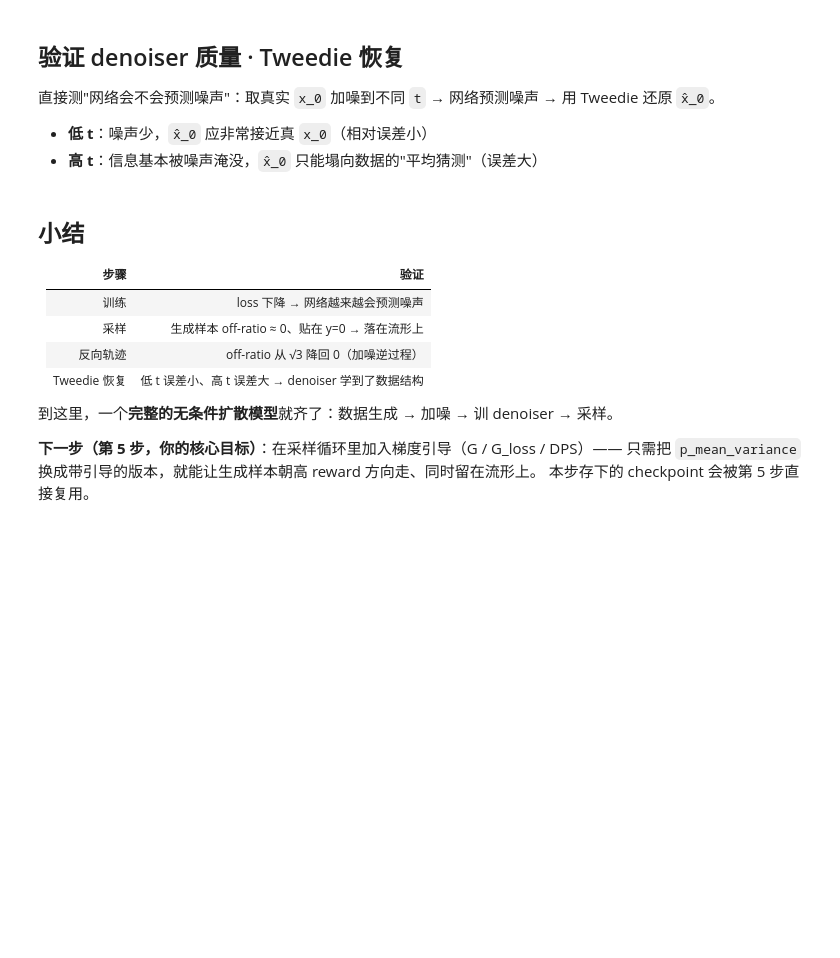
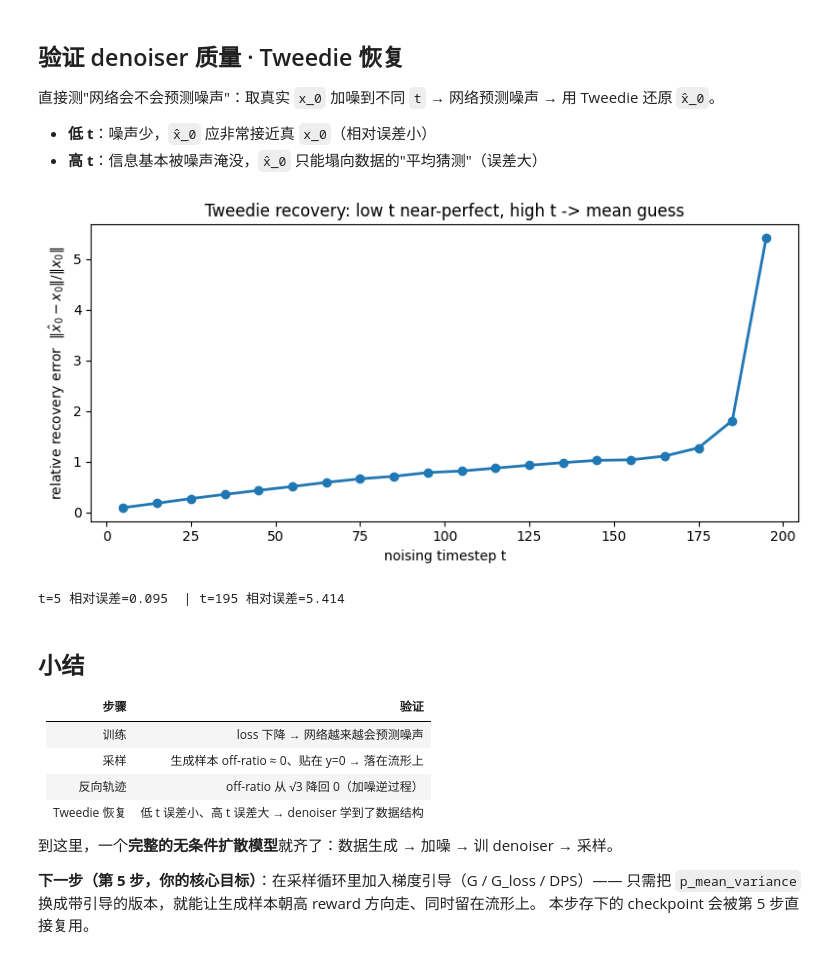
Before and after one commit to Sautoy/GGDMOptim, a Jupyter notebook: simulations/notebooks/train_and_sample_test.ipynb, the cells around one changed output. Drawn from its saved outputs; the diff is of its cells as text; code cells hidden in the pictures; blank space fills up the shorter version.

```diff
--- a/simulations/notebooks/train_and_sample_test.ipynb
+++ b/simulations/notebooks/train_and_sample_test.ipynb
@@ -205,25 +228,28 @@ plt.tight_layout(); plt.show()
 # %%
 diff.eval()
 x0 = torch.from_numpy(g.generate_x(1000)).float().to(device)
 ts = list(range(5, 200, 10))
 rel_err = []
 with torch.no_grad():
     for t in ts:
         tt = torch.full((x0.shape[0],), t, device=device, dtype=torch.long)
         eps = torch.randn_like(x0)
         xt = (extract(diff.sqrt_alphas_cumprod, tt, x0.shape) * x0
               + extract(diff.sqrt_one_minus_alphas_cumprod, tt, x0.shape) * eps)
         pred = diff.model(xt, tt, None)
         x0_hat = (extract(diff.sqrt_recip_alphas_cumprod, tt, xt.shape) * xt
                   - extract(diff.sqrt_recipm1_alphas_cumprod, tt, xt.shape) * pred)
         rel_err.append(((x0_hat - x0).norm(dim=1) / x0.norm(dim=1)).mean().item())
 
 plt.figure(figsize=(8, 4))
 plt.plot(ts, rel_err, marker="o", lw=2)
-plt.xlabel("加噪时间步 t"); plt.ylabel(r"相对恢复误差 $\|\hat x_0 - x_0\|/\|x_0\|$")
-plt.title("Tweedie 恢复：低 t 几乎完美，高 t 只能给平均猜测")
+plt.xlabel("noising timestep t"); plt.ylabel(r"relative recovery error  $\|\hat x_0 - x_0\|/\|x_0\|$")
+plt.title("Tweedie recovery: low t near-perfect, high t -> mean guess")
 plt.tight_layout(); plt.show()
 print("t=5 相对误差=%.3f  | t=195 相对误差=%.3f" % (rel_err[0], rel_err[-1]))
+# %% [output]
+[figure, added]
+t=5 相对误差=0.095  | t=195 相对误差=5.414
 # %% [markdown]
 ## 小结
 
```
Also changed, not shown: parts of 5 cells of this notebook.
